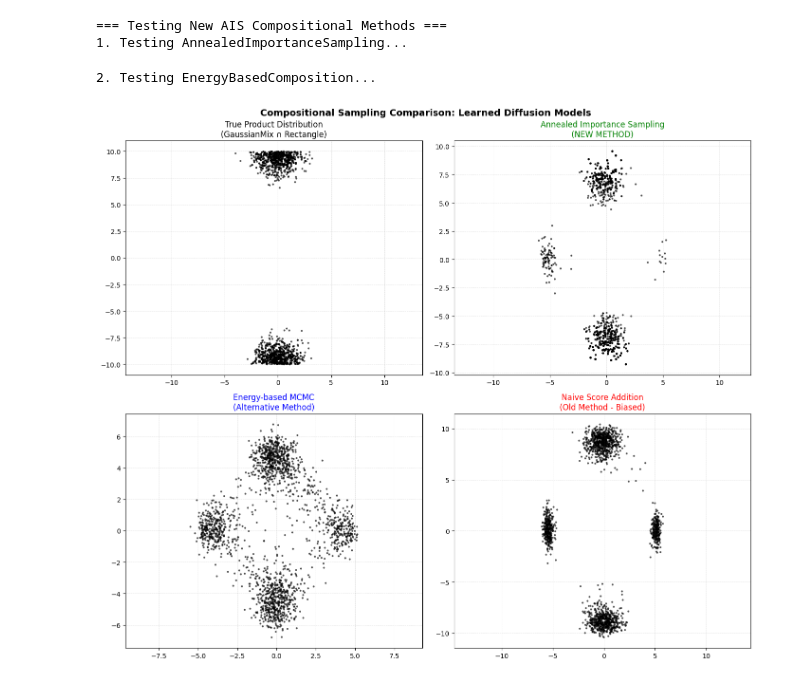
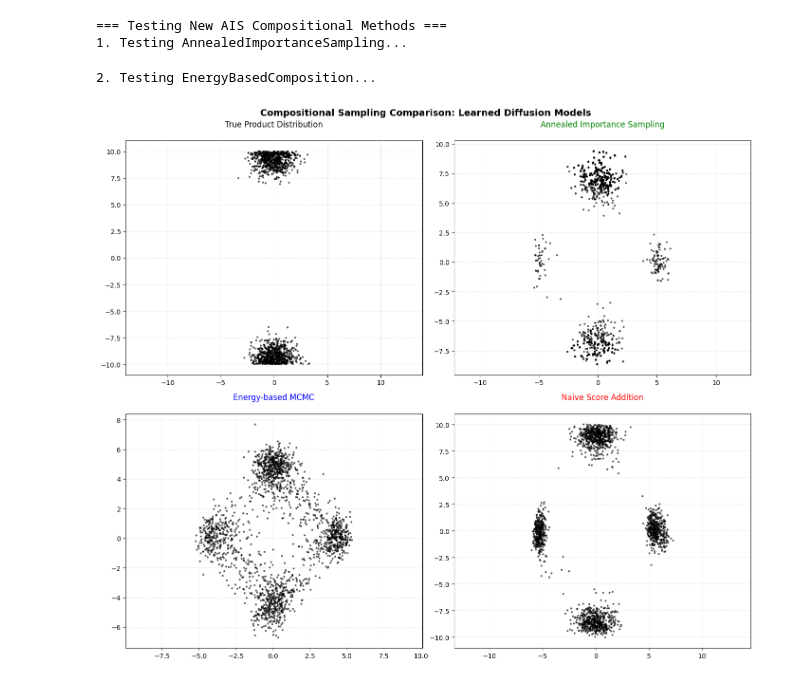
Before and after one commit to Mullerio/Compostional-Generative-Models, a Jupyter notebook: testBasic.ipynb, the cells around one changed output. Saved outputs shown, nothing was run; the diff lists cells and outputs as text; code cells hidden in the pictures.

```diff
--- a/testBasic.ipynb
+++ b/testBasic.ipynb
@@ -298,36 +259,36 @@ true_prod = ProductLogSample(densities=[GaussianMix, rec1], proposal_density=Uni
 true_samples = true_prod.sample(2000)
 
 naive_samples = sample_CompLangevin(models=[model1, model2], n=2000, path=gaussian_path, device="cuda", density=True)
 
 # Create comparison plot
 fig, axes = plt.subplots(2, 2, figsize=(14, 12))
 
 # True product (reference)
 plot_samples(true_samples, ax=axes[0,0], contour=False, scatter=True)
-axes[0,0].set_title("True Product Distribution\n(GaussianMix ∩ Rectangle)", fontsize=12)
+axes[0,0].set_title("True Product Distribution\n", fontsize=12)
 axes[0,0].grid(True, alpha=0.3)
 
 # AIS result
 plot_samples(ais_samples, ax=axes[0,1], contour=False, scatter=True)
-axes[0,1].set_title("Annealed Importance Sampling\n(NEW METHOD)", fontsize=12, color='green')
+axes[0,1].set_title("Annealed Importance Sampling\n", fontsize=12, color='green')
 axes[0,1].grid(True, alpha=0.3)
 
 # MCMC result
 plot_samples(mcmc_samples, ax=axes[1,0], contour=False, scatter=True)
-axes[1,0].set_title("Energy-based MCMC\n(Alternative Method)", fontsize=12, color='blue')
+axes[1,0].set_title("Energy-based MCMC\n", fontsize=12, color='blue')
 axes[1,0].grid(True, alpha=0.3)
 
 # Naive score addition (for comparison)
 plot_samples(naive_samples, ax=axes[1,1], contour=False, scatter=True)
-axes[1,1].set_title("Naive Score Addition\n(Old Method - Biased)", fontsize=12, color='red')
+axes[1,1].set_title("Naive Score Addition\n", fontsize=12, color='red')
 axes[1,1].grid(True, alpha=0.3)
 
 plt.suptitle("Compositional Sampling Comparison: Learned Diffusion Models", fontsize=14, fontweight='bold')
 plt.tight_layout()
 plt.show()
 # %% [output]
 === Testing New AIS Compositional Methods ===
 1. Testing AnnealedImportanceSampling...
 2. Testing EnergyBasedComposition...
-[figure, old version]
+[figure, new version]
 # %%
```
Also changed, not shown: parts of 15 cells of this notebook.
